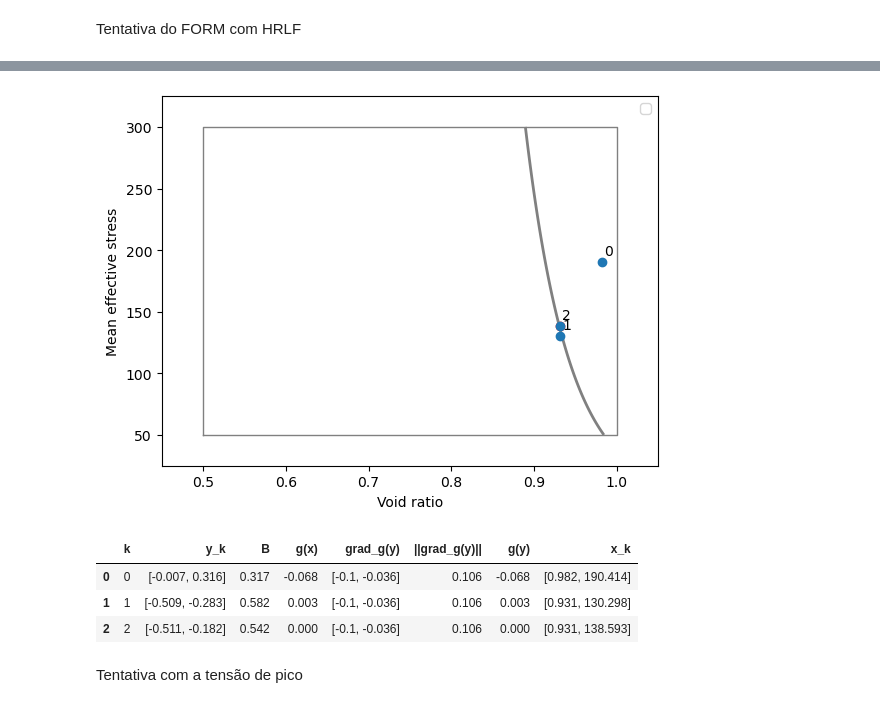
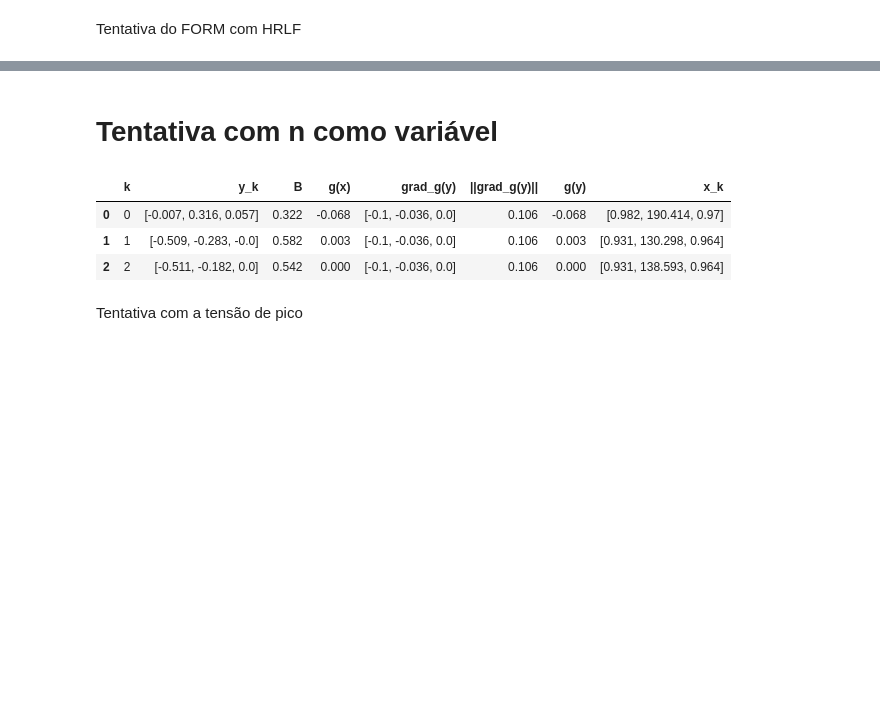
Before and after one commit to Gabrielsssilverio/Confiabilidade, a Jupyter notebook: Artigo.ipynb, the cells around one changed output, grey strips where cells are left out. Drawn from its saved outputs; the diff is of its cells as text; code cells hidden in the pictures; blank space fills up the shorter version.

```diff
--- a/Artigo.ipynb
+++ b/Artigo.ipynb
@@ -767,3 +1513,5 @@ Tentativa do FORM com HRLF
+# %% [markdown]
+# Tentativa com n como variável
 # %%
 import numpy as np
 import sympy as sp
@@ -771,16 +1519,16 @@ import pandas as pd
 import matplotlib.pyplot as plt
 
 # Equação do estado limite g(X)
-e,p = sp.symbols('e p')
-vetor_simbolico_x = [e, p]
+e,p, n = sp.symbols('e p n')
+vetor_simbolico_x = [e, p, n]
 g_sym_function = -e + (1.242 - (0.053 * sp.log(p))) - 0.05
 
 def g_fun_numerica(x: np.ndarray) -> float:
     return -x[0] + (1.242 - (0.053 * np.log(x[1]))) - 0.05
 
 # Transformação X -> Y da equação de estado-limite g(X)
-Y1,Y2 = sp.symbols('Y1 Y2')
-vetor_simbolico_y = [Y1, Y2]
+Y1,Y2, Y3 = sp.symbols('Y1 Y2 Y3')
+vetor_simbolico_y = [Y1, Y2, Y3]
 def g_y_simbolico_fun (vetor_x_simbolico):
     return  -vetor_x_simbolico[0] + (1.242 - (0.053 * sp.log(vetor_x_simbolico[1]))) - 0.05
 
@@ -791,14 +1539,18 @@ e.conjunto_parametros(0.982, 0.1)
 p = variavel_aleatoria(distribuicao='lognormal', nome='Mean_effective_stess', simbolo='p')
 p.calculo_parametros(190.414, 133.678)
 
-vetor_va = [e, p]
+n = variavel_aleatoria(distribuicao='lognormal', nome='N', simbolo='N')
+n.calculo_parametros(0.97, 0.11)
+
+vetor_va = [e, p, n]
 
 # Montagem das matrizes de observações e correlações
-matriz_dummy_obs = np.zeros((2, 2)) # Matriz das observações para iniciar o algoritmo
+matriz_dummy_obs = np.zeros((3, 3)) # Matriz das observações para iniciar o algoritmo
 
 Rx_entrada = np.array([
-    [1.0, -0.019],
-    [-0.019, 1.0],
+    [1.0, -0.019, 0],
+    [-0.019, 1.0, 0],
+    [0.0, 0.0, 1.0],
 ])
 
 # 4. Inicializar VX (T3)
@@ -808,7 +1560,7 @@ Rz = vx_obj.matriz_correlacao_nataf() # Garante que Cz é calculado (Cz = Rx = I
 J_yz, J_zy = vx_obj.decomposicao_cholesky()
 
 # Ponto inicial (ponto médio)
-x_start = np.array([0.982, 190.414])
+x_start = np.array([0.982, 190.414, 0.97])
 ponto_projeto_obj = Ponto_projeto_HRLF(vx_obj, g_fun_numerica, vetor_simbolico_y, g_y_simbolico_fun, g_sym_function, vetor_simbolico_x, x_start, max_iter=200)
 
 # Resultado da iteração
@@ -818,6 +1570,7 @@ dados_arredondados = [[np.round(x, 3) for x in linha] for linha in resultado_ite
 # Montagem da tabela
 tabela = pd.DataFrame(dados_arredondados, columns=['k', 'y_k', 'B', 'g(x)', 'grad_g(y)', '||grad_g(y)||', 'g(y)', 'x_k' ])
 
+'''
 #Plot
 # Vetor com os valores de das variáveis
 coluna_vetor_x = tabela['x_k']
@@ -845,38 +1598,37 @@ for i in range(num_points):
         x_point = np.array([X_mesh_1[i, j], X_mesh_2[i, j]])
         G_values[i, j] = g_fun_numerica(x_point)
 
 # Contorno dos valores possíveis
 plt.plot([X1_min, X1_max, X1_max, X1_min, X1_min],
          [X2_min, X2_min, X2_max, X2_max, X2_min],
          color='gray', linestyle='-', linewidth=1)
 
 # Plot de g(X)
 plt.contour(X_mesh_1, X_mesh_2, G_values, levels=[0], colors='gray', linestyles='-', linewidths=2, label='g(X)=0')
 
 # Trajetória de convergência
 plt.plot(X1_coords, X2_coords, marker='o',linestyle='', color='tab:blue')
 plt.scatter(X1_coords.iloc[-1], X2_coords.iloc[-1], color='red', marker='o')
 
 # Anotações dos pontos
 for k, (x1, x2) in enumerate(zip(X1_coords, X2_coords)):
     plt.annotate(str(k), (x1, x2), textcoords="offset points", xytext=(5,5), ha='center')
 
 # Ajusta os limites do eixo para cobrir o domínio e um pouco mais
 plt.xlim(X1_min - 0.1*(X1_max-X1_min), X1_max + 0.1*(X1_max-X1_min))
 plt.ylim(X2_min - 0.1*(X2_max-X2_min), X2_max + 0.1*(X2_max-X2_min))
 
 plt.xlabel('Void ratio')
 plt.ylabel('Mean effective stress')
 plt.legend()
 plt.show()
-
+'''
 tabela
 # %% [output]
-[figure, removed]
 |  | k | y_k | B | g(x) | grad_g(y) | ||grad_g(y)|| | g(y) | x_k |
-| 0 | 0 | [-0.007, 0.316] | 0.317 | -0.068 | [-0.1, -0.036] | 0.106 | -0.068 | [0.982, 190.414] |
-| 1 | 1 | [-0.509, -0.283] | 0.582 | 0.003 | [-0.1, -0.036] | 0.106 | 0.003 | [0.931, 130.298] |
-| 2 | 2 | [-0.511, -0.182] | 0.542 | 0.000 | [-0.1, -0.036] | 0.106 | 0.000 | [0.931, 138.593] |
+| 0 | 0 | [-0.007, 0.316, 0.057] | 0.322 | -0.068 | [-0.1, -0.036, 0.0] | 0.106 | -0.068 | [0.982, 190.414, 0.97] |
+| 1 | 1 | [-0.509, -0.283, -0.0] | 0.582 | 0.003 | [-0.1, -0.036, 0.0] | 0.106 | 0.003 | [0.931, 130.298, 0.964] |
+| 2 | 2 | [-0.511, -0.182, 0.0] | 0.542 | 0.000 | [-0.1, -0.036, 0.0] | 0.106 | 0.000 | [0.931, 138.593, 0.964] |
 # %% [markdown]
 Tentativa com a tensão de pico
 # %%
```
Also changed, not shown: parts of 17 cells of this notebook.
